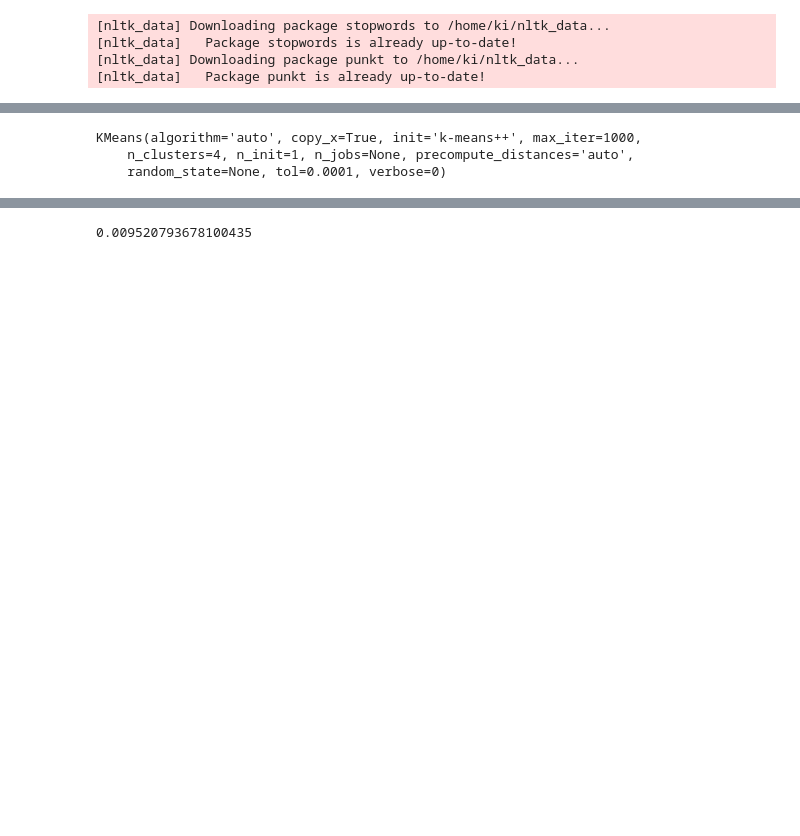
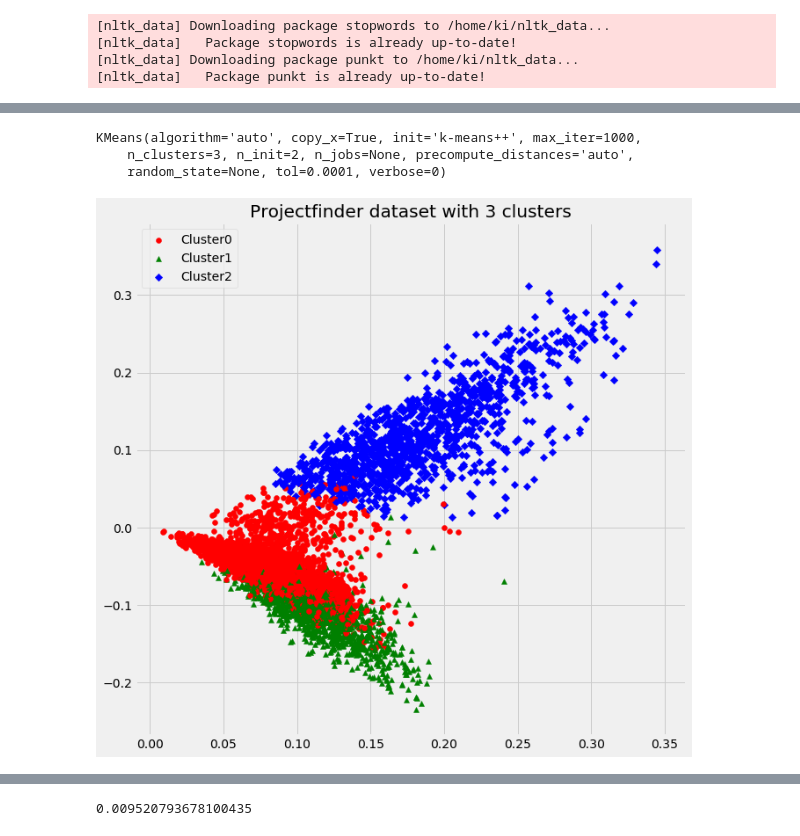
Before and after one commit to sirkells/analytics-models, a Jupyter notebook: ML/models/multivariate_clusters.ipynb, the cells around one changed output, grey strips where cells are left out. Drawn from its saved outputs; the diff is of its cells as text; code cells hidden in the pictures; blank space fills up the shorter version.

Commit message:
tuned Cluster and tagged each project

```diff
--- a/ML/models/multivariate_clusters.ipynb
+++ b/ML/models/multivariate_clusters.ipynb
@@ -82,0 +83,15 @@ B.shape
+# %%
+#Finding optimal number of clusters using Elbow
+sse = []
+list_k = list(range(1, 10))
+
+for k in list_k:
+    km = KMeans(n_clusters=k)
+    km.fit(X)
+    sse.append(km.inertia_)
+
+# Plot sse against k
+plt.figure(figsize=(6, 6))
+plt.plot(list_k, sse, '-o')
+plt.xlabel(r'Number of clusters')
+plt.ylabel('Sum of squared distance');
@@ -83,11 +100,36 @@ B.shape
 # %%
-true_k = 4
-model = KMeans(n_clusters=true_k, init='k-means++', max_iter=1000, n_init=1)
-model.fit(B)
+true_k = 3
+model = KMeans(n_clusters=true_k, init='k-means++', max_iter=1000, n_init=2)
+model.fit(X)
 # %% [output]
 KMeans(algorithm='auto', copy_x=True, init='k-means++', max_iter=1000,
-    n_clusters=4, n_init=1, n_jobs=None, precompute_distances='auto',
+    n_clusters=3, n_init=2, n_jobs=None, precompute_distances='auto',
     random_state=None, tol=0.0001, verbose=0)
+# %%
+from sklearn.decomposition import TruncatedSVD
+#dimensionality reduction
+SVD = TruncatedSVD(n_components=2).fit_transform(X)
+#cluster center
+#centers = pca1.transform(model.cluster_centers_)
+#model labels
+labels = model.labels_.tolist()
+# %%
+import pylab as pl
+pl.figure(figsize=(10, 10))
+for i in range(0, SVD.shape[0]):
+    if model.labels_[i] == 0:
+        c0 = pl.scatter(SVD[i,0],SVD[i,1],c='r', marker='o')
+    elif model.labels_[i] == 1:
+        c1 = pl.scatter(SVD[i,0],SVD[i,1],c='g', marker='^')
+    elif model.labels_[i] == 2:
+        c2 = pl.scatter(SVD[i,0],SVD[i,1],c='b', marker='D')
+#plt.scatter(centers[:,0], centers[:,1], marker='x', s=300, linewidths=3, c='y')
+pl.legend([c0, c1, c2], ['Cluster0', 'Cluster1','Cluster2'])
+pl.title('Projectfinder dataset with 3 clusters')
+pl.savefig('projectfinder_cluster.png', bbox_inches='tight')
+pl.show()
+# %% [output]
+[figure, added]
 # %%
 order_centroids = model.cluster_centers_.argsort()[:, ::-1]
 terms = tfidf.get_feature_names()
```
Also changed, not shown: parts of 14 cells of this notebook, 3 other files.
